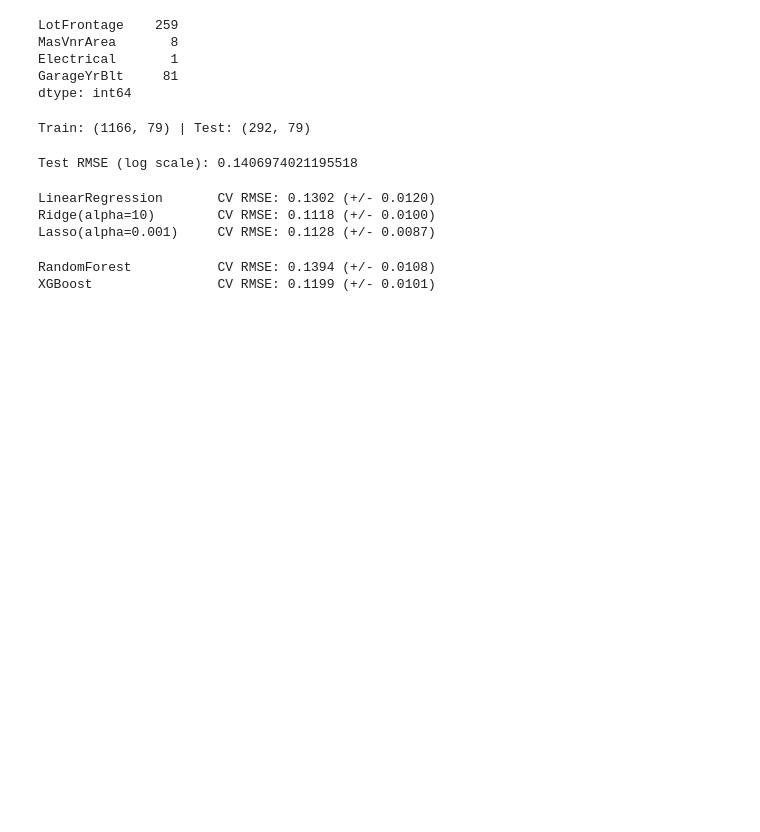
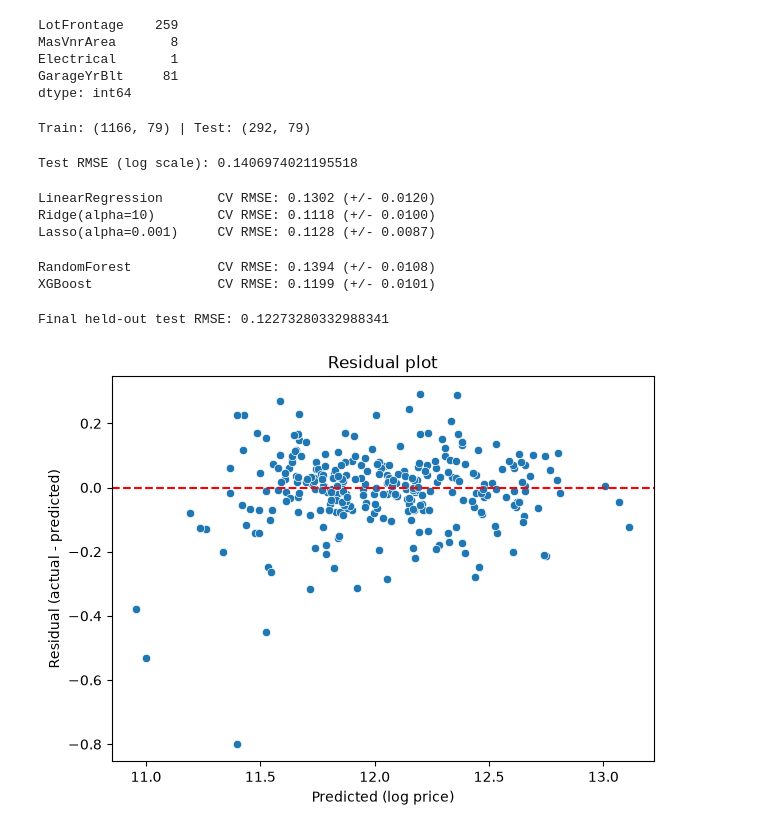
Before and after one commit to SAPSIDED/house-price-predictor, a Jupyter notebook: notebooks/01_eda.ipynb, the cells around one changed output. Saved outputs shown, nothing was run; the diff lists cells and outputs as text; code cells hidden in the pictures; blank space fills up the shorter version.

Commit message:
Add Ridge final test evaluation and residual plot

```diff
--- a/notebooks/01_eda.ipynb
+++ b/notebooks/01_eda.ipynb
@@ -292,3 +292,21 @@ for name, m in models2.items():
 # %% [output]
 RandomForest           CV RMSE: 0.1394 (+/- 0.0108)
 XGBoost                CV RMSE: 0.1199 (+/- 0.0101)
+# %%
+best_pipe = Pipeline([("prep", preprocess), ("model", Ridge(alpha=10))])
+best_pipe.fit(X_train, y_train)
+test_pred = best_pipe.predict(X_test)
+test_rmse = np.sqrt(mean_squared_error(y_test, test_pred))
+print("Final held-out test RMSE:", test_rmse)
+
+residuals = y_test - test_pred
+plt.figure(figsize=(7,5))
+sns.scatterplot(x=test_pred, y=residuals)
+plt.axhline(0, color="red", linestyle="--")
+plt.xlabel("Predicted (log price)")
+plt.ylabel("Residual (actual - predicted)")
+plt.title("Residual plot")
+plt.show()
+# %% [output]
+Final held-out test RMSE: 0.12273280332988341
+[figure, added]
```
